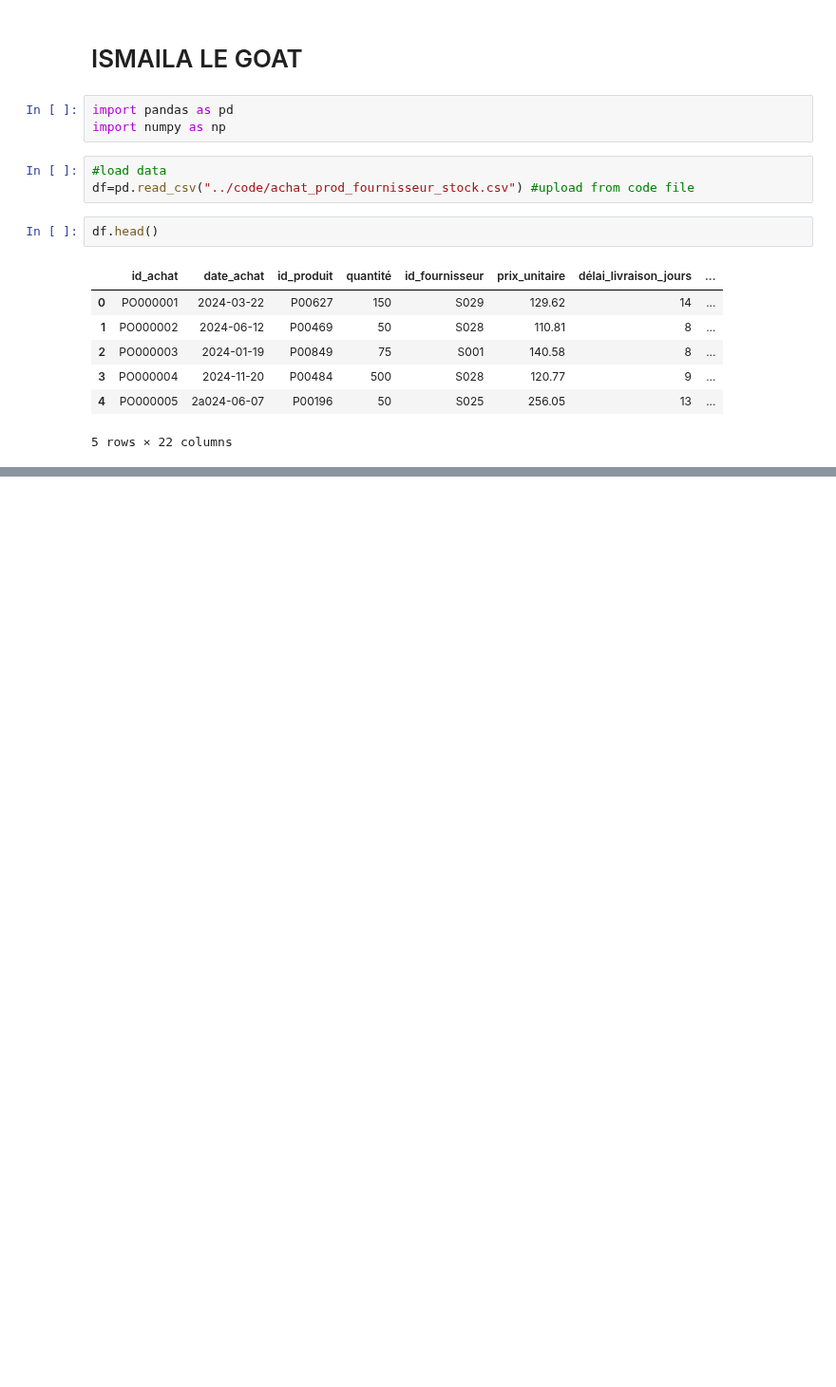
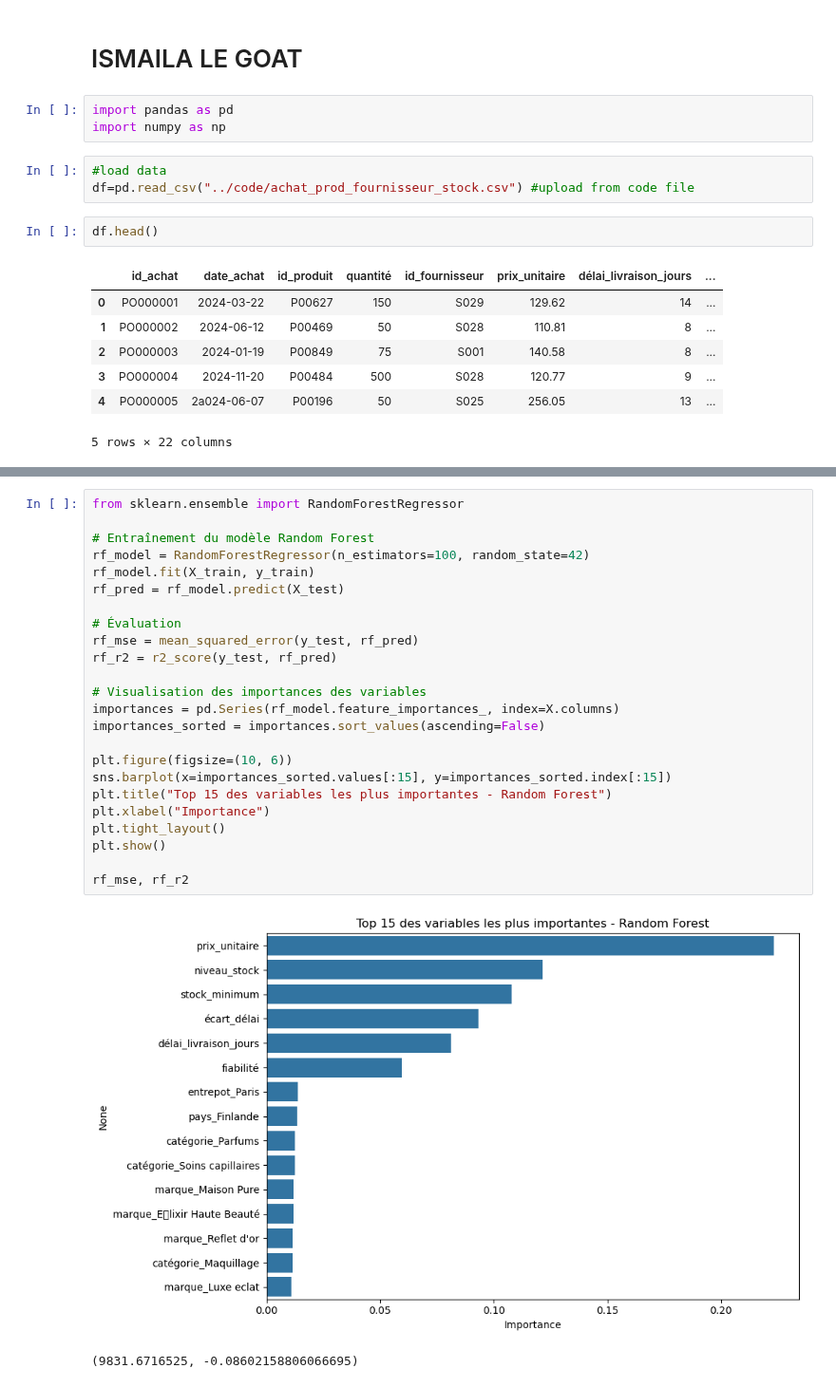
Before and after one commit to Fanaingamampiandra/Projet_Supply_chain, a Jupyter notebook: code/ML_fournisseur_entreprise.ipynb, the cells around one changed output, grey strips where cells are left out. Shown at 95% size. Drawn from its saved outputs; the diff is of its cells as text; blank space fills up the shorter version.

```diff
--- a/code/ML_fournisseur_entreprise.ipynb
+++ b/code/ML_fournisseur_entreprise.ipynb
@@ -18,0 +288,27 @@ df.head()
+# %%
+from sklearn.ensemble import RandomForestRegressor
+
+# Entraînement du modèle Random Forest
+rf_model = RandomForestRegressor(n_estimators=100, random_state=42)
+rf_model.fit(X_train, y_train)
+rf_pred = rf_model.predict(X_test)
+
+# Évaluation
+rf_mse = mean_squared_error(y_test, rf_pred)
+rf_r2 = r2_score(y_test, rf_pred)
+
+# Visualisation des importances des variables
+importances = pd.Series(rf_model.feature_importances_, index=X.columns)
+importances_sorted = importances.sort_values(ascending=False)
+
+plt.figure(figsize=(10, 6))
+sns.barplot(x=importances_sorted.values[:15], y=importances_sorted.index[:15])
+plt.title("Top 15 des variables les plus importantes - Random Forest")
+plt.xlabel("Importance")
+plt.tight_layout()
+plt.show()
+
+rf_mse, rf_r2
+# %% [output]
+[figure, added]
+(9831.6716525, -0.08602158806066695)
```
Also changed, not shown: parts of 24 cells of this notebook.
